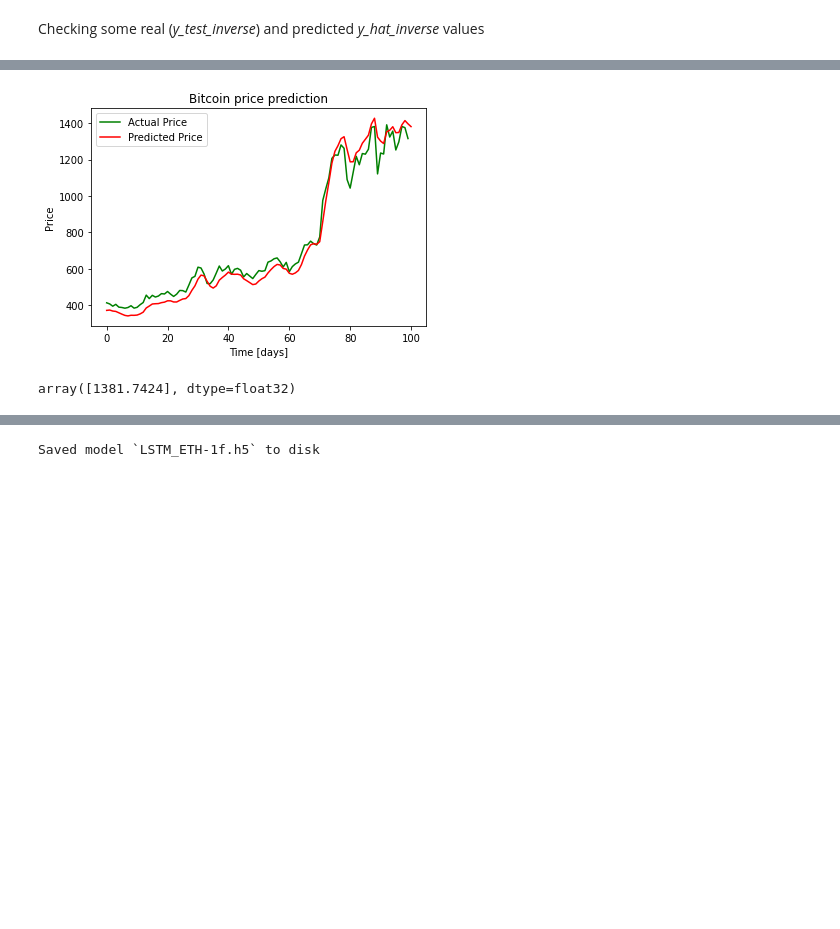
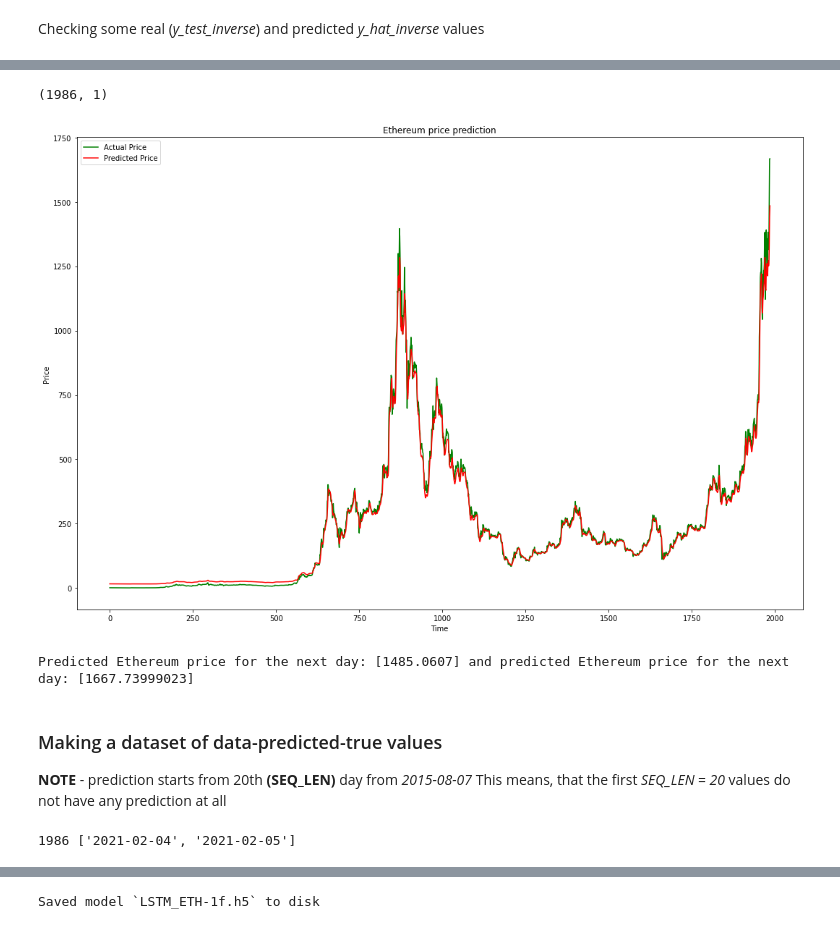
Before and after one commit to paschok/Interactive-Machine-Learning, a Jupyter notebook: btc_eth_LSTM/Ethereum_1f.ipynb, the cells around one changed output, grey strips where cells are left out. Drawn from its saved outputs; the diff is of its cells as text; code cells hidden in the pictures; blank space fills up the shorter version.

```diff
--- a/btc_eth_LSTM/Ethereum_1f.ipynb
+++ b/btc_eth_LSTM/Ethereum_1f.ipynb
@@ -197,11 +210,15 @@ model.add(Dropout(rate=DROPOUT))
 model.add(Bidirectional(CuDNNLSTM((WINDOW_SIZE * 2), return_sequences=True)))
 model.add(Dropout(rate=DROPOUT))
 
-"""model.add(Bidirectional(CuDNNLSTM((WINDOW_SIZE * 2), return_sequences=True)))
-model.add(Dropout(rate=DROPOUT))"""
-
 model.add(Bidirectional(CuDNNLSTM(WINDOW_SIZE, return_sequences=False)))
 
 model.add(Dense(units=1))
 
 model.add(Activation('linear'))
+
+model.compile(
+    loss='mean_squared_error',
+    optimizer='adam'
+)
+
+model.summary()
@@ -363,14 +375,21 @@ I'm making a new sequence, where the last value will be repeated twice (insertin
 # %%
-def get_prediction_array(X_test):
-  a = np.insert(X_test,[100],X_test[99], axis=0)
+def get_prediction_array(X):
+  """
+  Inserts an other array to the end of the whole_data sequence in order to make
+  array for predicting tomorrow's value
+
+  returns: array of shape (None, 20, 1)
+  """
+  next = len(X)
+  a = np.insert(X,[next],X[next-1], axis=0)
   for i_ in range(len(a[100]) - 1):
     if(i_ == 20):
-      a[100][i_][0] == a[100][i_ - 1][0]
+      a[next][i_][0] == a[next][i_ - 1][0]
     else:
-      a[100][i_][0] = a[100][i_ + 1][0]
+      a[next][i_][0] = a[next][i_ + 1][0]
 
   return a
 # %%
-pred_array = get_prediction_array(X_test)
+pred_array = get_prediction_array(whole_data)
 pred_array.shape
 # %% [output]
@@ -400,21 +417,33 @@ print(pred_array[100], '\n')
+# %%
+targ_array = get_prediction_array(whole_targets)
+targ_array.shape
+# %% [output]
+(1986, 1)
 # %%
 y_hat = model.predict(pred_array)
 
-y_test_inverse = scaler.inverse_transform(y_test)
+y_true_inverse = scaler.inverse_transform(targ_array)
 y_hat_inverse = scaler.inverse_transform(y_hat)
 
-plt.plot(y_test_inverse, label="Actual Price", color='green')
+plt.figure(figsize = (18,12))
+plt.plot(y_true_inverse, label="Actual Price", color='green')
 plt.plot(y_hat_inverse, label="Predicted Price", color='red')
 
-plt.title('Bitcoin price prediction')
-plt.xlabel('Time [days]')
+plt.title('Ethereum price prediction')
+plt.xlabel('Time')
 plt.ylabel('Price')
 plt.legend(loc='best')
 
 plt.show();
 # %% [output]
-[figure, old version]
+[figure, new version]
-# %%
-y_hat_inverse[-1] #predicted pEthereum rice for the next day
-# %% [output]
-array([1381.7424], dtype=float32)
+# %%
+print('Predicted Ethereum price for the next day: {} and predicted Ethereum price for the next day: {}'.format(y_hat_inverse[-1], y_true_inverse[-1]))
+# %% [output]
+Predicted Ethereum price for the next day: [1485.0607] and predicted Ethereum price for the next day: [1667.73999023]
+# %% [markdown]
+### Making a dataset of data-predicted-true values
+
+
+**NOTE** - prediction starts from 20th **(SEQ_LEN)** day from *2015-08-07*
+This means, that the first *SEQ_LEN = 20* values do not have any prediction at all
@@ -420,0 +455,14 @@ array([1381.7424], dtype=float32)
+# %%
+tomorrow = date.today() + timedelta(days=1)
+tomorrow = tomorrow.strftime('%Y-%m-%d')
+
+ds = []
+
+for i_ in df.Date[started_:]:
+  ds.append(i_.strftime('%Y-%m-%d'))
+
+ds.append(tomorrow)
+
+print(len(ds), ds[-2:])
+# %% [output]
+1986 ['2021-02-04', '2021-02-05']
```
Also changed, not shown: parts of 36 cells of this notebook, 1 other file.
